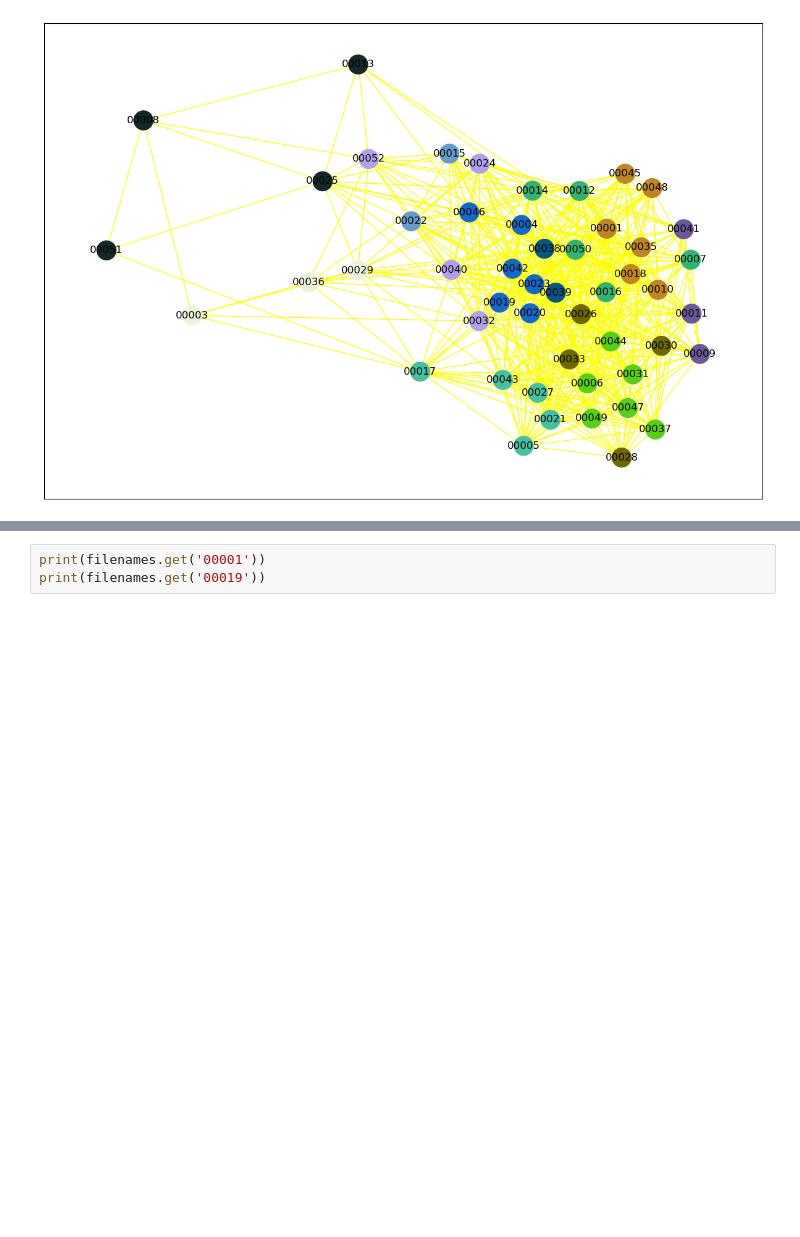
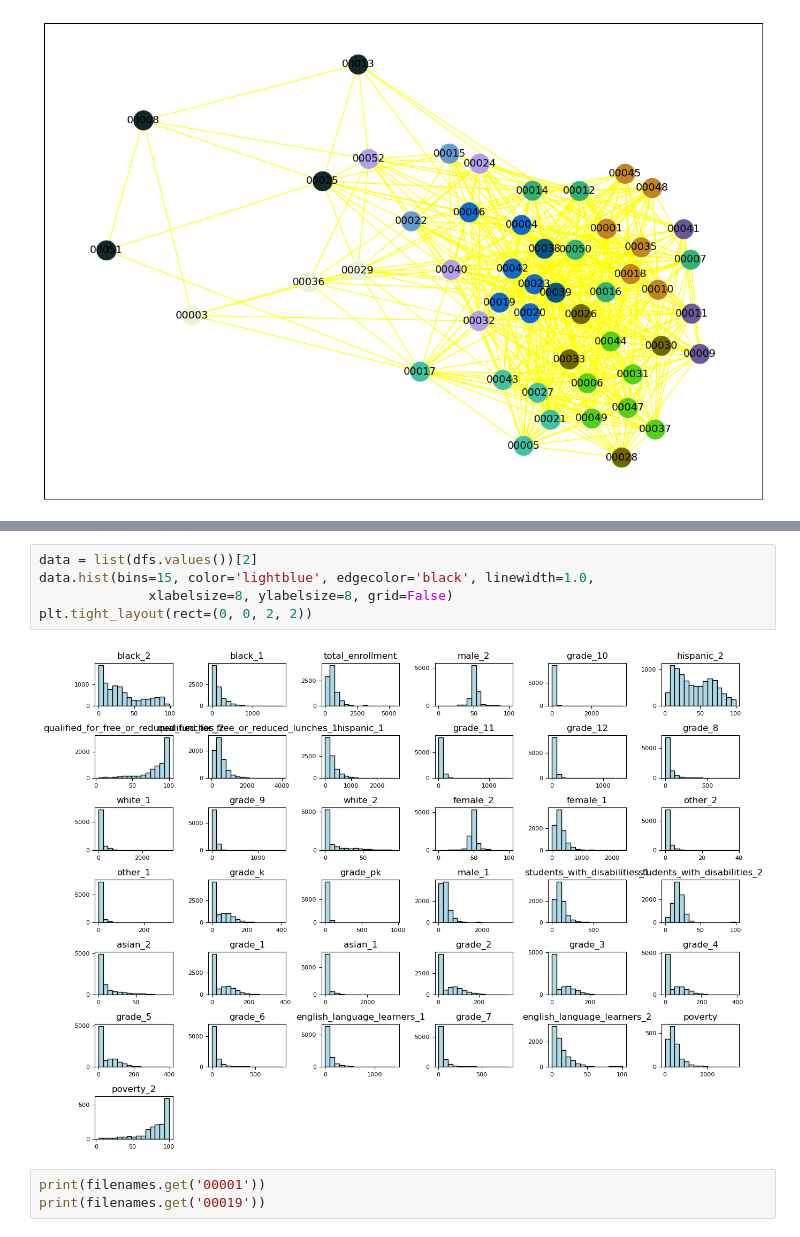
Before and after one commit to goshlive/experimental, a Jupyter notebook: IDA_HWF008/test_dataset_edu.ipynb, the cells around one changed output, grey strips where cells are left out. Cells and saved outputs as stored; diff of their text form; blank space fills up the shorter version.

```diff
--- a/IDA_HWF008/test_dataset_edu.ipynb
+++ b/IDA_HWF008/test_dataset_edu.ipynb
@@ -455,3 +516,10 @@ plt.tight_layout(rect=(0, 0, 2, 2))
+# %%
+data = list(dfs.values())[2]
+data.hist(bins=15, color='lightblue', edgecolor='black', linewidth=1.0,
+              xlabelsize=8, ylabelsize=8, grid=False)
+plt.tight_layout(rect=(0, 0, 2, 2))
+# %% [output]
+[figure, added]
 # %%
 print(filenames.get('00001'))
 print(filenames.get('00019'))
```
Also changed, not shown: parts of 7 cells of this notebook.
